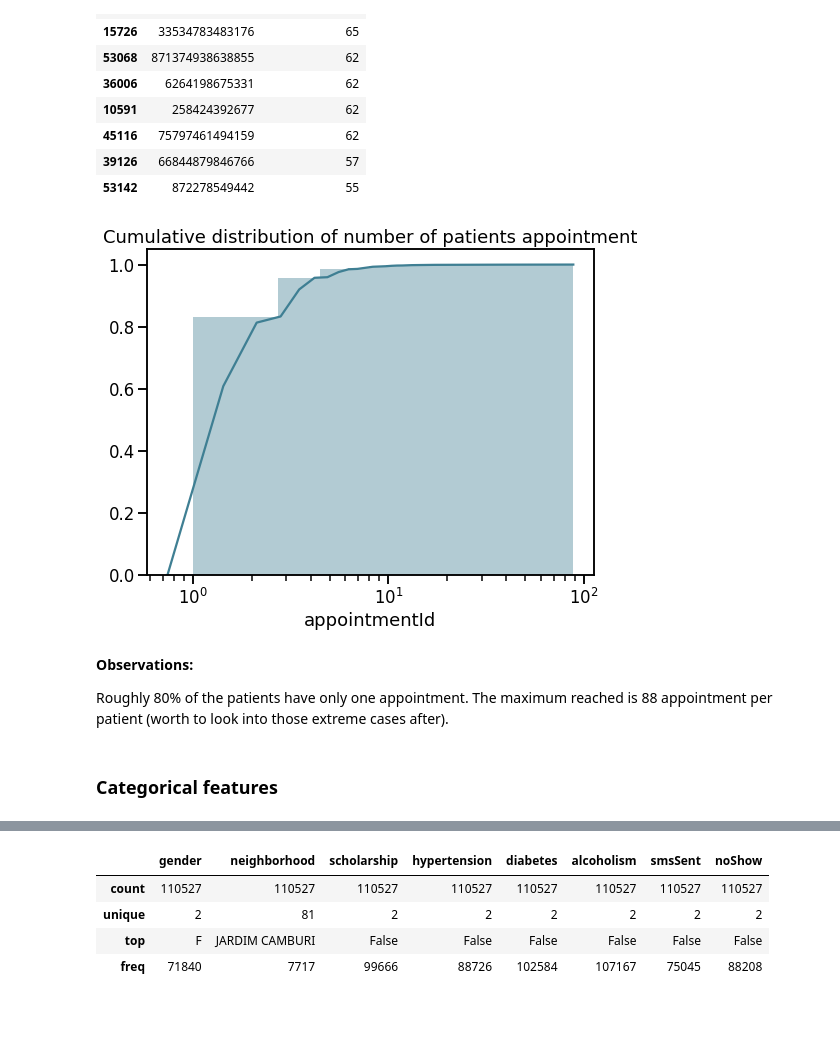
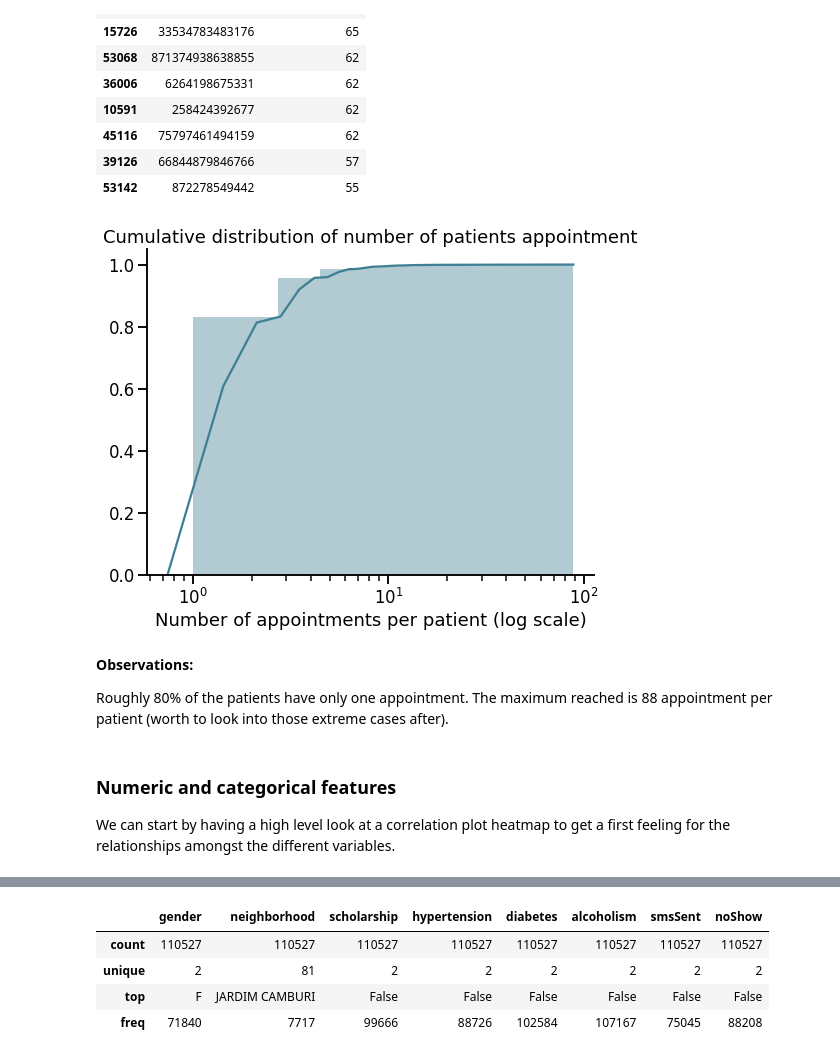
Before and after one commit to arabinelli/Medical-appointments-no-show, a Jupyter notebook: No-show-EDA.ipynb, the cells around one changed output, grey strips where cells are left out. Saved outputs shown, nothing was run; the diff lists cells and outputs as text; code cells hidden in the pictures; blank space fills up the shorter version.

```diff
--- a/No-show-EDA.ipynb
+++ b/No-show-EDA.ipynb
@@ -205,15 +194,19 @@ patients_count.sort_values(by="appointmentId",ascending=False).head(10)
 # %%
 plt.figure(figsize=(8,6))
 sns_kwargs = {'cumulative': True}
 ax = sns.distplot(patients_count.appointmentId,hist_kws=sns_kwargs,kde_kws=sns_kwargs)
 ax.set_title("Cumulative distribution of number of patients appointment")
 ax.set(xscale="log")
+ax.set_xlabel("Number of appointments per patient (log scale)")
+sns.despine()
 plt.show()
 # %% [output]
-[figure, old version]
+[figure, new version]
 # %% [markdown]
 **Observations:**
 
 Roughly 80% of the patients have only one appointment. The maximum reached is 88 appointment per patient (worth to look into those extreme cases after).
-# %% [markdown]
-### Categorical features
+# %% [markdown]
+### Numeric and categorical features
+
+We can start by having a high level look at a correlation plot heatmap to get a first feeling for the relationships amongst the different variables.
```
Also changed, not shown: parts of 25 cells of this notebook.
